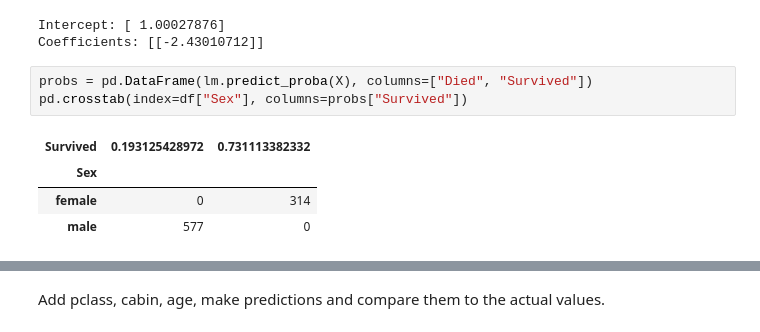
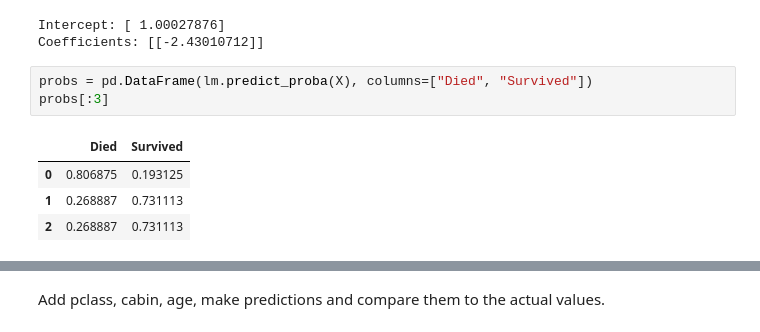
Before and after one commit to theianchan/data-notebooks, a Jupyter notebook: lig-pda-28-logistic-regression.ipynb, the cells around one changed output, grey strips where cells are left out. Saved outputs shown, nothing was run; the diff lists cells and outputs as text.

```diff
--- a/lig-pda-28-logistic-regression.ipynb
+++ b/lig-pda-28-logistic-regression.ipynb
@@ -99,9 +100,9 @@ Intercept: [ 1.00027876]
 Coefficients: [[-2.43010712]]
 # %%
 probs = pd.DataFrame(lm.predict_proba(X), columns=["Died", "Survived"])
-pd.crosstab(index=df["Sex"], columns=probs["Survived"])
+probs[:3]
 # %% [output]
-| Survived | 0.193125428972 | 0.731113382332 |
-| Sex |  |  |
-| female | 0 | 314 |
-| male | 577 | 0 |
+|  | Died | Survived |
+| 0 | 0.806875 | 0.193125 |
+| 1 | 0.268887 | 0.731113 |
+| 2 | 0.268887 | 0.731113 |
```
Also changed, not shown: parts of 5 cells of this notebook, 6 other files.
